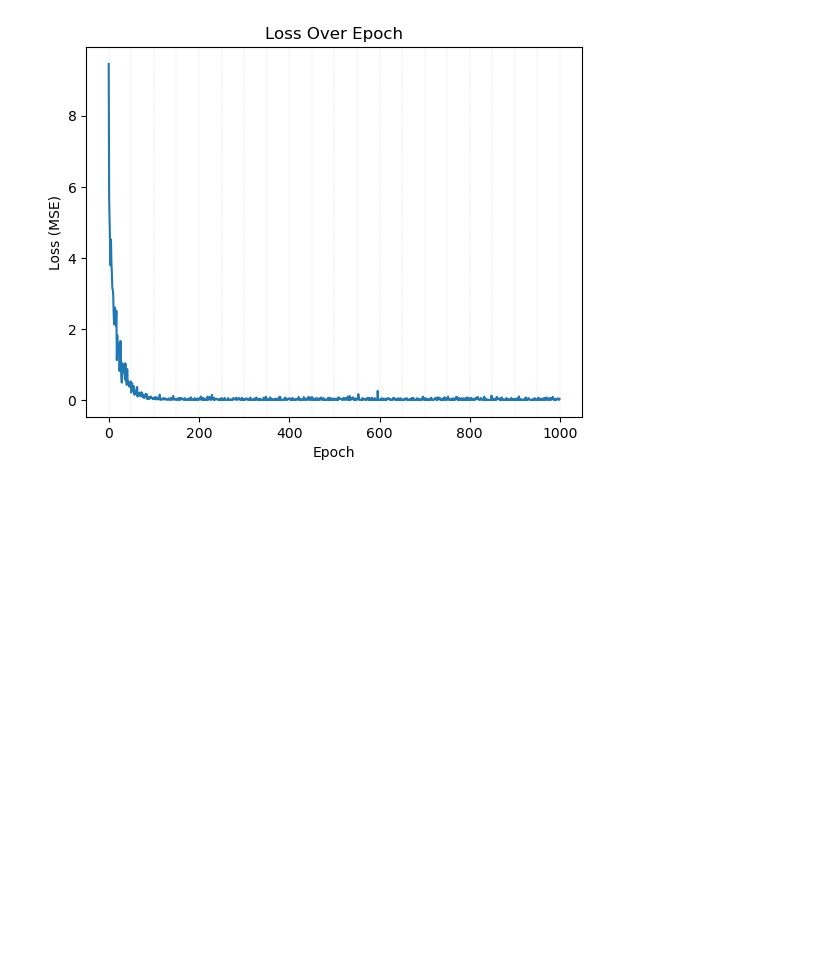
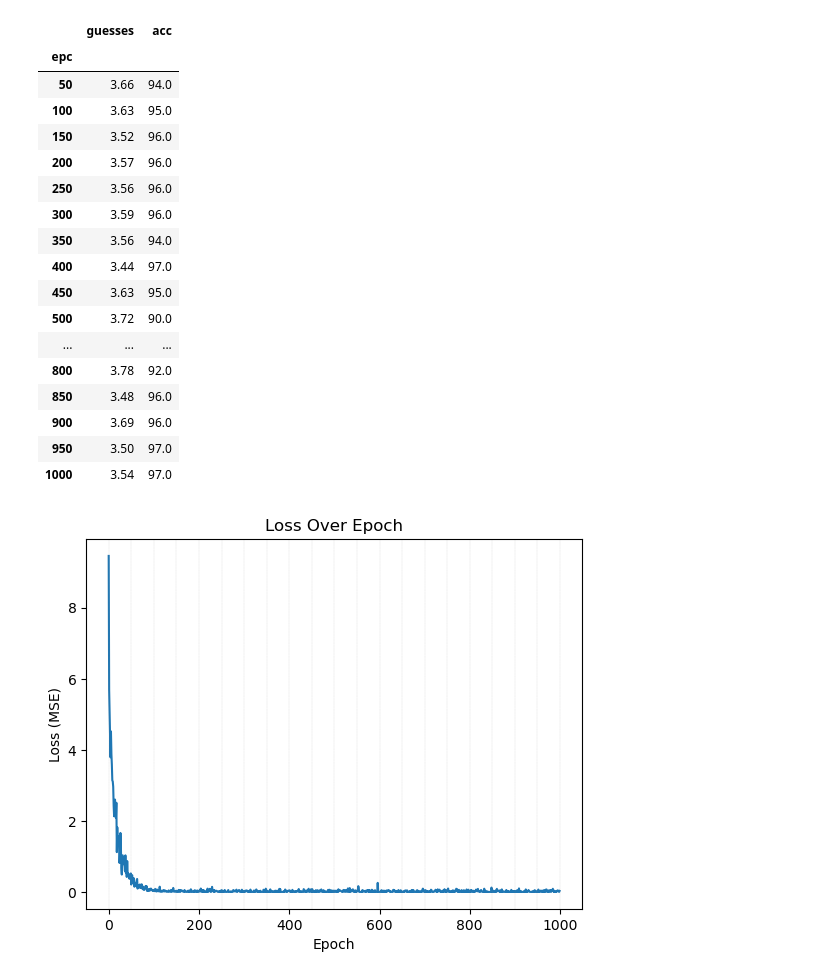
Before and after one commit to janenotjung-hue/wordle, a Jupyter notebook: bc.ipynb, the cells around one changed output. Saved outputs shown, nothing was run; the diff lists cells and outputs as text; code cells hidden in the pictures; blank space fills up the shorter version.

```diff
--- a/bc.ipynb
+++ b/bc.ipynb
@@ -14,3 +104,53 @@ venv.render_mode="human"
+# %%
+import pandas as pd
+arr = [[3.66, 94.0, 50],
+ [3.63, 95.0, 100],
+ [3.52, 96.0, 150],
+ [3.57, 96.0, 200],
+ [3.56, 96.0, 250],
+ [3.59, 96.0, 300],
+ [3.56, 94.0, 350],
+ [3.44, 97.0, 400],
+ [3.63, 95.0, 450],
+ [3.72, 90.0, 500],
+ [3.65, 92.0, 550],
+ [3.47, 99.0, 600],
+ [3.55, 98.0, 650],
+ [3.51, 97.0, 700],
+ [3.63, 96.0, 750],
+ [3.78, 92.0, 800],
+ [3.48, 96.0, 850],
+ [3.69, 96.0, 900],
+ [3.5, 97.0, 950],
+ [3.54, 97.0, 1000]]
+
+columns = ["guesses", "acc", "epc"]
+df = pd.DataFrame(arr, columns=columns)
+
+cols = list(df.columns)
+cols.insert(0, cols.pop(2))  # Move the third column to the first position
+
+df = df[cols].set_index(cols[0])
+display(df)
+# %% [output]
+|  | guesses | acc |
+| epc |  |  |
+| 50 | 3.66 | 94.0 |
+| 100 | 3.63 | 95.0 |
+| 150 | 3.52 | 96.0 |
+| 200 | 3.57 | 96.0 |
+| 250 | 3.56 | 96.0 |
+| 300 | 3.59 | 96.0 |
+| 350 | 3.56 | 94.0 |
+| 400 | 3.44 | 97.0 |
+| 450 | 3.63 | 95.0 |
+| 500 | 3.72 | 90.0 |
+| ... | ... | ... |
+| 800 | 3.78 | 92.0 |
+| 850 | 3.48 | 96.0 |
+| 900 | 3.69 | 96.0 |
+| 950 | 3.50 | 97.0 |
+| 1000 | 3.54 | 97.0 |
 # %%
 import pandas as pd
 import matplotlib.pyplot as plt
```
Also changed, not shown: parts of 5 cells of this notebook, 21 other files.
